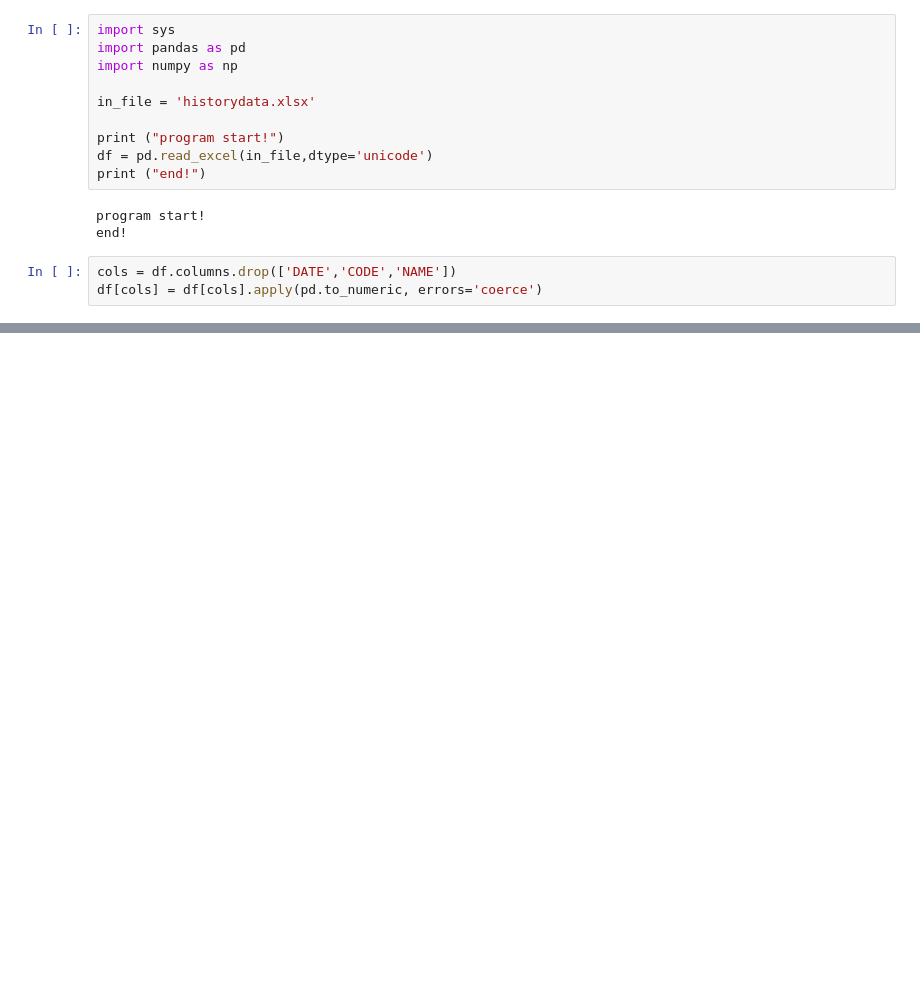
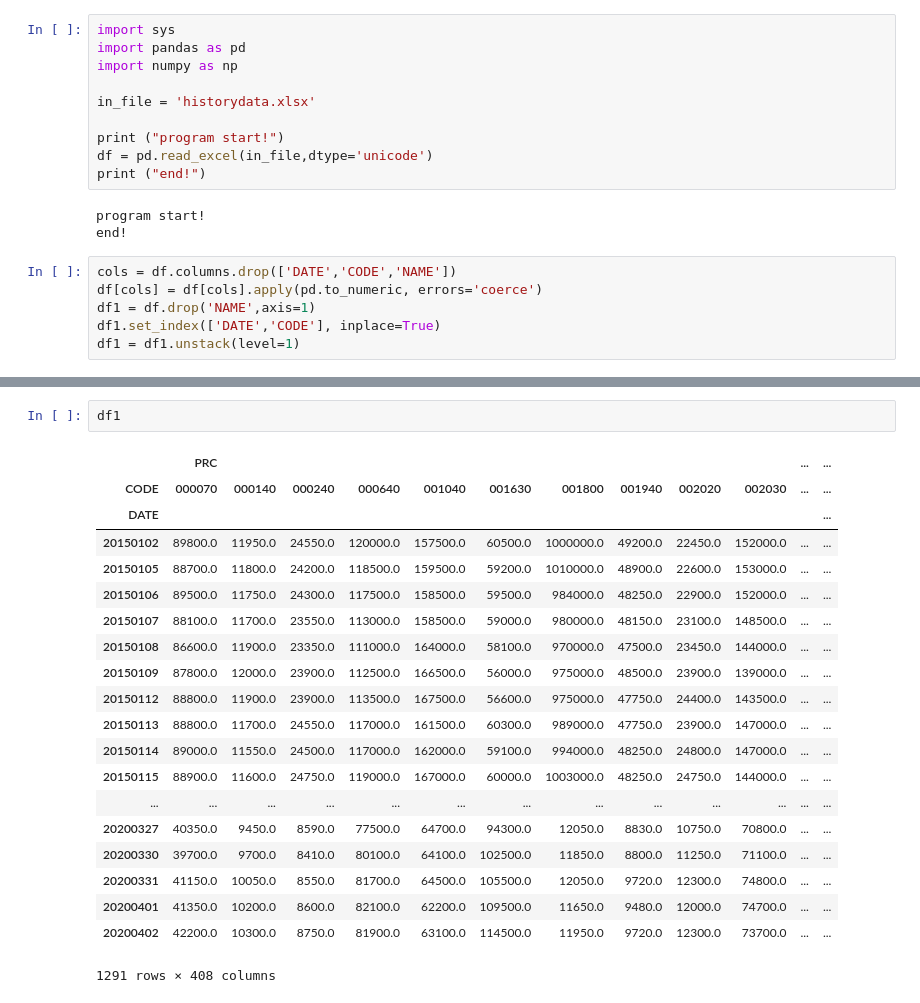
Before and after one commit to sunkism/pyproj, a Jupyter notebook: index/data_handling.ipynb, the cells around one changed output, grey strips where cells are left out. Cells and saved outputs as stored; diff of their text form; blank space fills up the shorter version.

```diff
--- a/index/data_handling.ipynb
+++ b/index/data_handling.ipynb
@@ -14,3 +14,6 @@ end!
 # %%
 cols = df.columns.drop(['DATE','CODE','NAME'])
 df[cols] = df[cols].apply(pd.to_numeric, errors='coerce')
+df1 = df.drop('NAME',axis=1)
+df1.set_index(['DATE','CODE'], inplace=True)
+df1 = df1.unstack(level=1)
@@ -37,0 +66,23 @@ df
+# %%
+df1
+# %% [output]
+|  | PRC |  |  |  |  |  |  |  |  |  | ... | ... |
+| CODE | 000070 | 000140 | 000240 | 000640 | 001040 | 001630 | 001800 | 001940 | 002020 | 002030 | ... | ... |
+| DATE |  |  |  |  |  |  |  |  |  |  |  | ... |
+| 20150102 | 89800.0 | 11950.0 | 24550.0 | 120000.0 | 157500.0 | 60500.0 | 1000000.0 | 49200.0 | 22450.0 | 152000.0 | ... | ... |
+| 20150105 | 88700.0 | 11800.0 | 24200.0 | 118500.0 | 159500.0 | 59200.0 | 1010000.0 | 48900.0 | 22600.0 | 153000.0 | ... | ... |
+| 20150106 | 89500.0 | 11750.0 | 24300.0 | 117500.0 | 158500.0 | 59500.0 | 984000.0 | 48250.0 | 22900.0 | 152000.0 | ... | ... |
+| 20150107 | 88100.0 | 11700.0 | 23550.0 | 113000.0 | 158500.0 | 59000.0 | 980000.0 | 48150.0 | 23100.0 | 148500.0 | ... | ... |
+| 20150108 | 86600.0 | 11900.0 | 23350.0 | 111000.0 | 164000.0 | 58100.0 | 970000.0 | 47500.0 | 23450.0 | 144000.0 | ... | ... |
+| 20150109 | 87800.0 | 12000.0 | 23900.0 | 112500.0 | 166500.0 | 56000.0 | 975000.0 | 48500.0 | 23900.0 | 139000.0 | ... | ... |
+| 20150112 | 88800.0 | 11900.0 | 23900.0 | 113500.0 | 167500.0 | 56600.0 | 975000.0 | 47750.0 | 24400.0 | 143500.0 | ... | ... |
+| 20150113 | 88800.0 | 11700.0 | 24550.0 | 117000.0 | 161500.0 | 60300.0 | 989000.0 | 47750.0 | 23900.0 | 147000.0 | ... | ... |
+| 20150114 | 89000.0 | 11550.0 | 24500.0 | 117000.0 | 162000.0 | 59100.0 | 994000.0 | 48250.0 | 24800.0 | 147000.0 | ... | ... |
+| 20150115 | 88900.0 | 11600.0 | 24750.0 | 119000.0 | 167000.0 | 60000.0 | 1003000.0 | 48250.0 | 24750.0 | 144000.0 | ... | ... |
+| ... | ... | ... | ... | ... | ... | ... | ... | ... | ... | ... | ... | ... |
+| 20200327 | 40350.0 | 9450.0 | 8590.0 | 77500.0 | 64700.0 | 94300.0 | 12050.0 | 8830.0 | 10750.0 | 70800.0 | ... | ... |
+| 20200330 | 39700.0 | 9700.0 | 8410.0 | 80100.0 | 64100.0 | 102500.0 | 11850.0 | 8800.0 | 11250.0 | 71100.0 | ... | ... |
+| 20200331 | 41150.0 | 10050.0 | 8550.0 | 81700.0 | 64500.0 | 105500.0 | 12050.0 | 9720.0 | 12300.0 | 74800.0 | ... | ... |
+| 20200401 | 41350.0 | 10200.0 | 8600.0 | 82100.0 | 62200.0 | 109500.0 | 11650.0 | 9480.0 | 12000.0 | 74700.0 | ... | ... |
+| 20200402 | 42200.0 | 10300.0 | 8750.0 | 81900.0 | 63100.0 | 114500.0 | 11950.0 | 9720.0 | 12300.0 | 73700.0 | ... | ... |
+1291 rows × 408 columns
```
Also changed, not shown: parts of 4 cells of this notebook.
